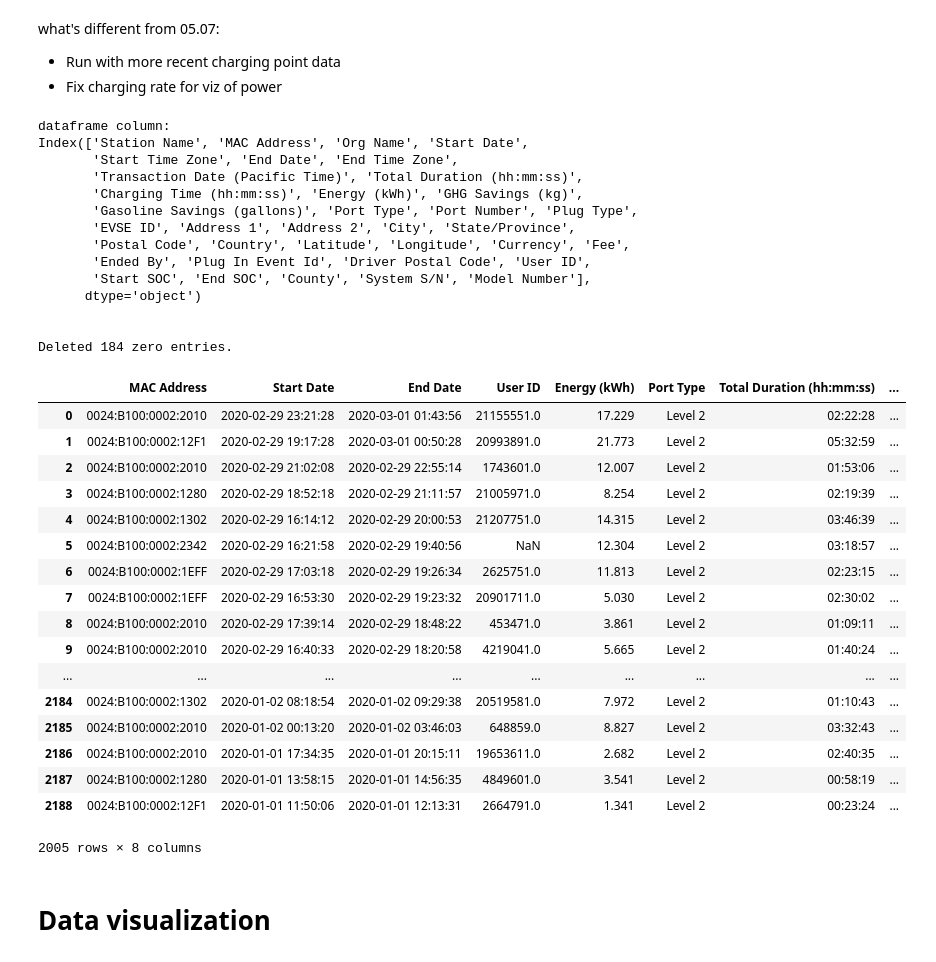
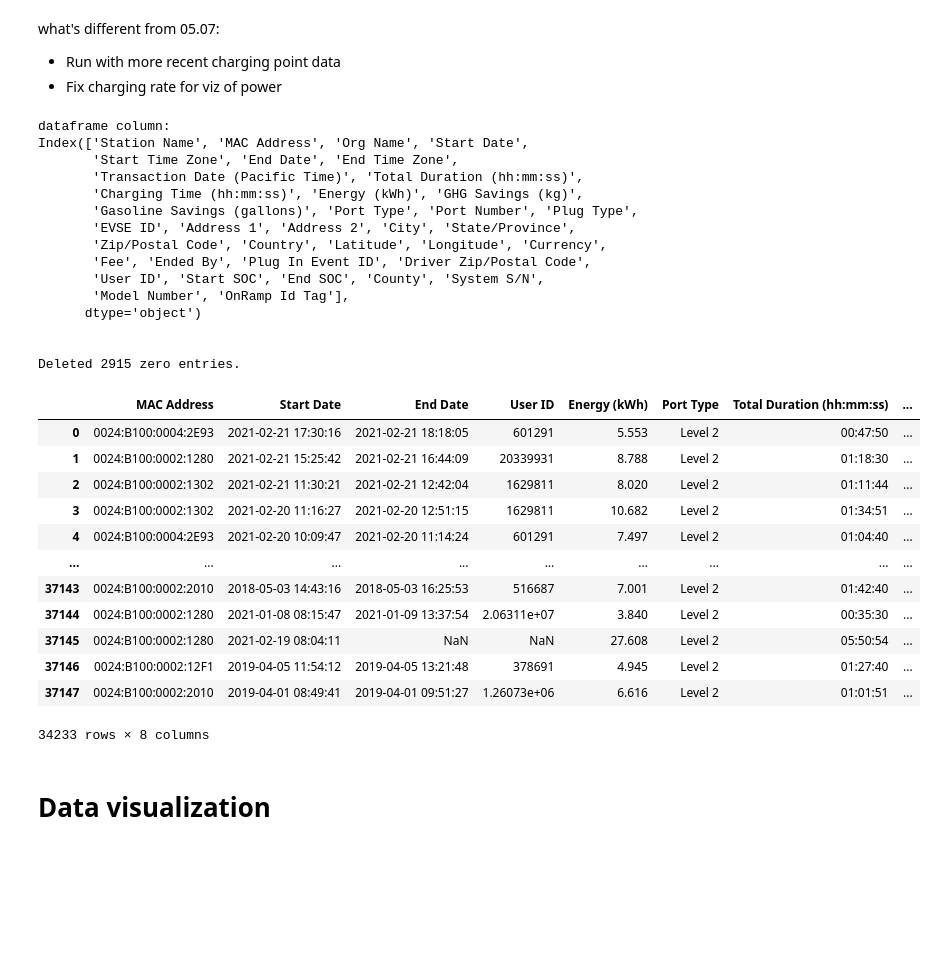
Before and after one commit to eCal-UCB/pev-operation-hil, a Jupyter notebook: real-data/[07.23.2019]chargePoint_data_process.ipynb, the cells around one changed output. Drawn from its saved outputs; the diff is of its cells as text; code cells hidden in the pictures; blank space fills up the shorter version.

```diff
--- a/real-data/[07.23.2019]chargePoint_data_process.ipynb
+++ b/real-data/[07.23.2019]chargePoint_data_process.ipynb
@@ -66,41 +66,38 @@ def load_chargePoint_data(filename, wantzero=True):
     return cp_df
 # %%
 csv_file = 'chargpoint_0101_0229_2020_Data.csv'
+csv_file = '../../market_participation/aggregate_model/chargpoint_LifetimeData.csv'
 cp_df = load_chargePoint_data(csv_file, wantzero=False)
 cp_df
 # %% [output]
 dataframe column:
 Index(['Station Name', 'MAC Address', 'Org Name', 'Start Date',
        'Start Time Zone', 'End Date', 'End Time Zone',
        'Transaction Date (Pacific Time)', 'Total Duration (hh:mm:ss)',
        'Charging Time (hh:mm:ss)', 'Energy (kWh)', 'GHG Savings (kg)',
        'Gasoline Savings (gallons)', 'Port Type', 'Port Number', 'Plug Type',
        'EVSE ID', 'Address 1', 'Address 2', 'City', 'State/Province',
-       'Postal Code', 'Country', 'Latitude', 'Longitude', 'Currency', 'Fee',
-       'Ended By', 'Plug In Event Id', 'Driver Postal Code', 'User ID',
-       'Start SOC', 'End SOC', 'County', 'System S/N', 'Model Number'],
+       'Zip/Postal Code', 'Country', 'Latitude', 'Longitude', 'Currency',
+       'Fee', 'Ended By', 'Plug In Event ID', 'Driver Zip/Postal Code',
+       'User ID', 'Start SOC', 'End SOC', 'County', 'System S/N',
+       'Model Number', 'OnRamp Id Tag'],
       dtype='object')
 
 
-Deleted 184 zero entries.
+Deleted 2915 zero entries.
 |  | MAC Address | Start Date | End Date | User ID | Energy (kWh) | Port Type | Total Duration (hh:mm:ss) | ... |
-| 0 | 0024:B100:0002:2010 | 2020-02-29 23:21:28 | 2020-03-01 01:43:56 | 21155551.0 | 17.229 | Level 2 | 02:22:28 | ... |
-| 1 | 0024:B100:0002:12F1 | 2020-02-29 19:17:28 | 2020-03-01 00:50:28 | 20993891.0 | 21.773 | Level 2 | 05:32:59 | ... |
-| 2 | 0024:B100:0002:2010 | 2020-02-29 21:02:08 | 2020-02-29 22:55:14 | 1743601.0 | 12.007 | Level 2 | 01:53:06 | ... |
-| 3 | 0024:B100:0002:1280 | 2020-02-29 18:52:18 | 2020-02-29 21:11:57 | 21005971.0 | 8.254 | Level 2 | 02:19:39 | ... |
-| 4 | 0024:B100:0002:1302 | 2020-02-29 16:14:12 | 2020-02-29 20:00:53 | 21207751.0 | 14.315 | Level 2 | 03:46:39 | ... |
-| 5 | 0024:B100:0002:2342 | 2020-02-29 16:21:58 | 2020-02-29 19:40:56 | NaN | 12.304 | Level 2 | 03:18:57 | ... |
-| 6 | 0024:B100:0002:1EFF | 2020-02-29 17:03:18 | 2020-02-29 19:26:34 | 2625751.0 | 11.813 | Level 2 | 02:23:15 | ... |
-| 7 | 0024:B100:0002:1EFF | 2020-02-29 16:53:30 | 2020-02-29 19:23:32 | 20901711.0 | 5.030 | Level 2 | 02:30:02 | ... |
-| 8 | 0024:B100:0002:2010 | 2020-02-29 17:39:14 | 2020-02-29 18:48:22 | 453471.0 | 3.861 | Level 2 | 01:09:11 | ... |
-| 9 | 0024:B100:0002:2010 | 2020-02-29 16:40:33 | 2020-02-29 18:20:58 | 4219041.0 | 5.665 | Level 2 | 01:40:24 | ... |
+| 0 | 0024:B100:0004:2E93 | 2021-02-21 17:30:16 | 2021-02-21 18:18:05 | 601291 | 5.553 | Level 2 | 00:47:50 | ... |
+| 1 | 0024:B100:0002:1280 | 2021-02-21 15:25:42 | 2021-02-21 16:44:09 | 20339931 | 8.788 | Level 2 | 01:18:30 | ... |
+| 2 | 0024:B100:0002:1302 | 2021-02-21 11:30:21 | 2021-02-21 12:42:04 | 1629811 | 8.020 | Level 2 | 01:11:44 | ... |
+| 3 | 0024:B100:0002:1302 | 2021-02-20 11:16:27 | 2021-02-20 12:51:15 | 1629811 | 10.682 | Level 2 | 01:34:51 | ... |
+| 4 | 0024:B100:0004:2E93 | 2021-02-20 10:09:47 | 2021-02-20 11:14:24 | 601291 | 7.497 | Level 2 | 01:04:40 | ... |
 | ... | ... | ... | ... | ... | ... | ... | ... | ... |
-| 2184 | 0024:B100:0002:1302 | 2020-01-02 08:18:54 | 2020-01-02 09:29:38 | 20519581.0 | 7.972 | Level 2 | 01:10:43 | ... |
-| 2185 | 0024:B100:0002:2010 | 2020-01-02 00:13:20 | 2020-01-02 03:46:03 | 648859.0 | 8.827 | Level 2 | 03:32:43 | ... |
-| 2186 | 0024:B100:0002:2010 | 2020-01-01 17:34:35 | 2020-01-01 20:15:11 | 19653611.0 | 2.682 | Level 2 | 02:40:35 | ... |
-| 2187 | 0024:B100:0002:1280 | 2020-01-01 13:58:15 | 2020-01-01 14:56:35 | 4849601.0 | 3.541 | Level 2 | 00:58:19 | ... |
-| 2188 | 0024:B100:0002:12F1 | 2020-01-01 11:50:06 | 2020-01-01 12:13:31 | 2664791.0 | 1.341 | Level 2 | 00:23:24 | ... |
+| 37143 | 0024:B100:0002:2010 | 2018-05-03 14:43:16 | 2018-05-03 16:25:53 | 516687 | 7.001 | Level 2 | 01:42:40 | ... |
+| 37144 | 0024:B100:0002:1280 | 2021-01-08 08:15:47 | 2021-01-09 13:37:54 | 2.06311e+07 | 3.840 | Level 2 | 00:35:30 | ... |
+| 37145 | 0024:B100:0002:1280 | 2021-02-19 08:04:11 | NaN | NaN | 27.608 | Level 2 | 05:50:54 | ... |
+| 37146 | 0024:B100:0002:12F1 | 2019-04-05 11:54:12 | 2019-04-05 13:21:48 | 378691 | 4.945 | Level 2 | 01:27:40 | ... |
+| 37147 | 0024:B100:0002:2010 | 2019-04-01 08:49:41 | 2019-04-01 09:51:27 | 1.26073e+06 | 6.616 | Level 2 | 01:01:51 | ... |
-2005 rows × 8 columns
+34233 rows × 8 columns
 # %% [markdown]
 # Data visualization
 # %%
```
Also changed, not shown: parts of 1 cell of this notebook, 20 other files.
